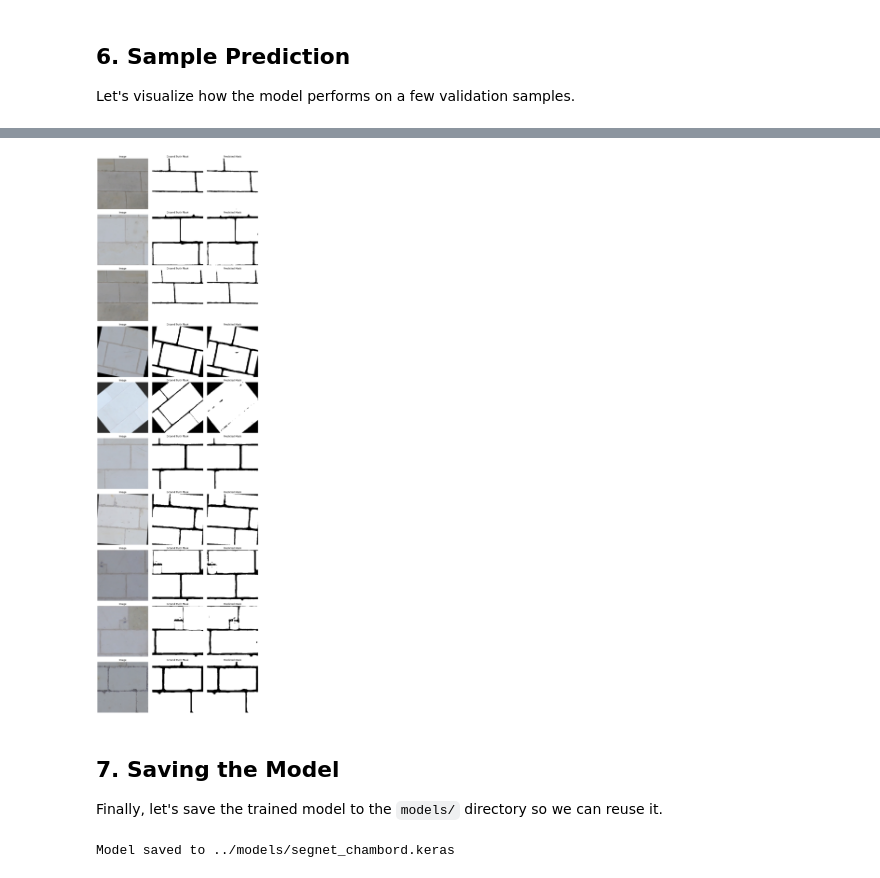
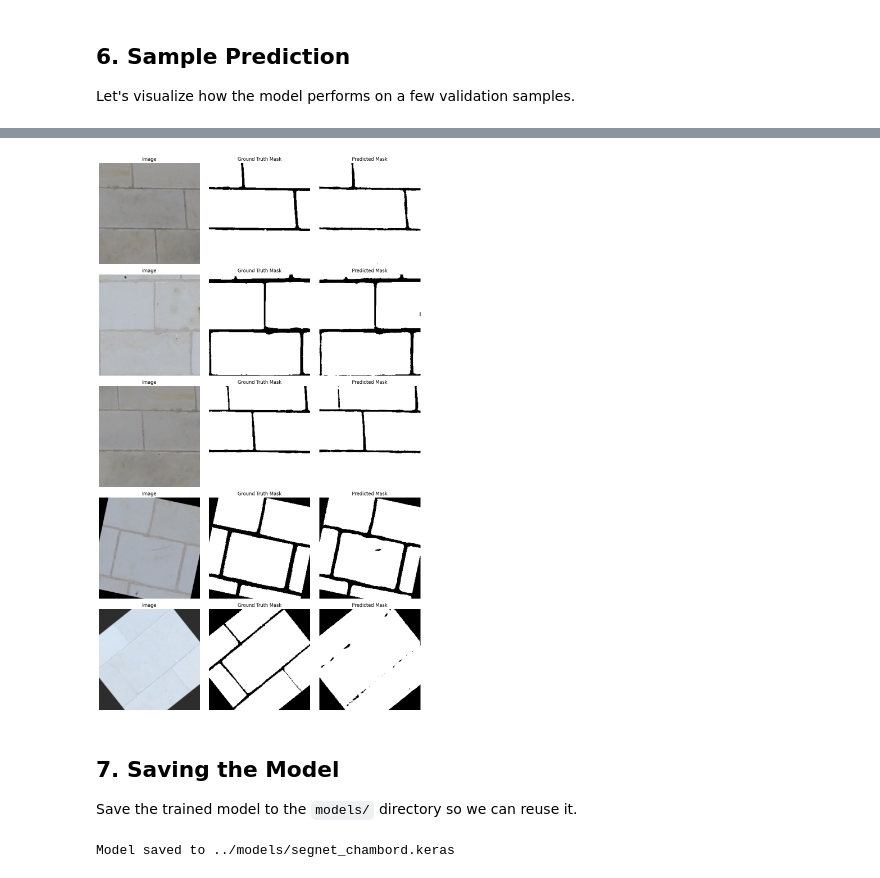
Before and after one commit to jean-hy/chambord-castle-stone-segmentation, a Jupyter notebook: notebooks/segnet_chambord.ipynb, the cells around one changed output, grey strips where cells are left out. Drawn from its saved outputs; the diff is of its cells as text; code cells hidden in the pictures.

Commit message:
SegNet model v2

```diff
--- a/notebooks/segnet_chambord.ipynb
+++ b/notebooks/segnet_chambord.ipynb
@@ -338,11 +338,11 @@ plt.show()
 Let's visualize how the model performs on a few validation samples.
 # %%
 def visualize_predictions(model, image_paths, mask_paths, input_size=(IMAGE_HEIGHT, IMAGE_WIDTH), num_samples=3):
-    # Ensure we don't exceed the available samples
+    # To ensure we don't exceed the available samples
     num_samples = min(num_samples, len(image_paths))
     fig, axs = plt.subplots(num_samples, 3, figsize=(12, 4*num_samples))
 
-    # If only a single sample is provided, wrap axs into a list for consistency.
+    # If only a single sample is provided, wrap axs into a list
     if num_samples == 1:
         axs = np.expand_dims(axs, axis=0)
 
@@ -376,6 +376,6 @@ def visualize_predictions(model, image_paths, mask_paths, input_size=(IMAGE_HEIG
     plt.tight_layout()
     plt.show()
 
-# Example usage: Visualize 10 samples from the validation set.
-visualize_predictions(model, val_images, val_masks, input_size=(IMAGE_HEIGHT, IMAGE_WIDTH), num_samples=10)
+# Example usage: we can visualize 5 samples from the validation set.
+visualize_predictions(model, val_images, val_masks, input_size=(IMAGE_HEIGHT, IMAGE_WIDTH), num_samples=5)
 # %% [output]
@@ -392,7 +387,7 @@ visualize_predictions(model, val_images, val_masks, input_size=(IMAGE_HEIGHT, IM
-[figure, old version]
+[figure, new version]
 # %% [markdown]
 ## 7. Saving the Model
-Finally, let's save the trained model to the `models/` directory so we can reuse it.
+Save the trained model to the `models/` directory so we can reuse it.
 # %%
 SAVE_PATH = "../models/segnet_chambord.keras"
 model.save(SAVE_PATH)
```
Also changed, not shown: parts of 1 cell of this notebook.
